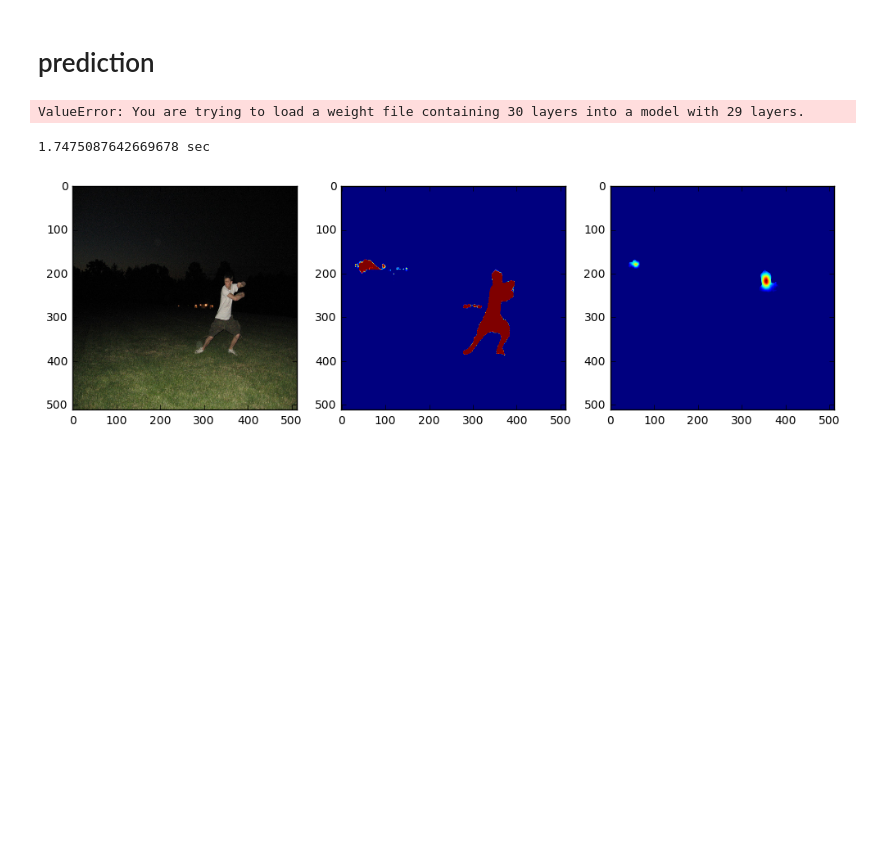
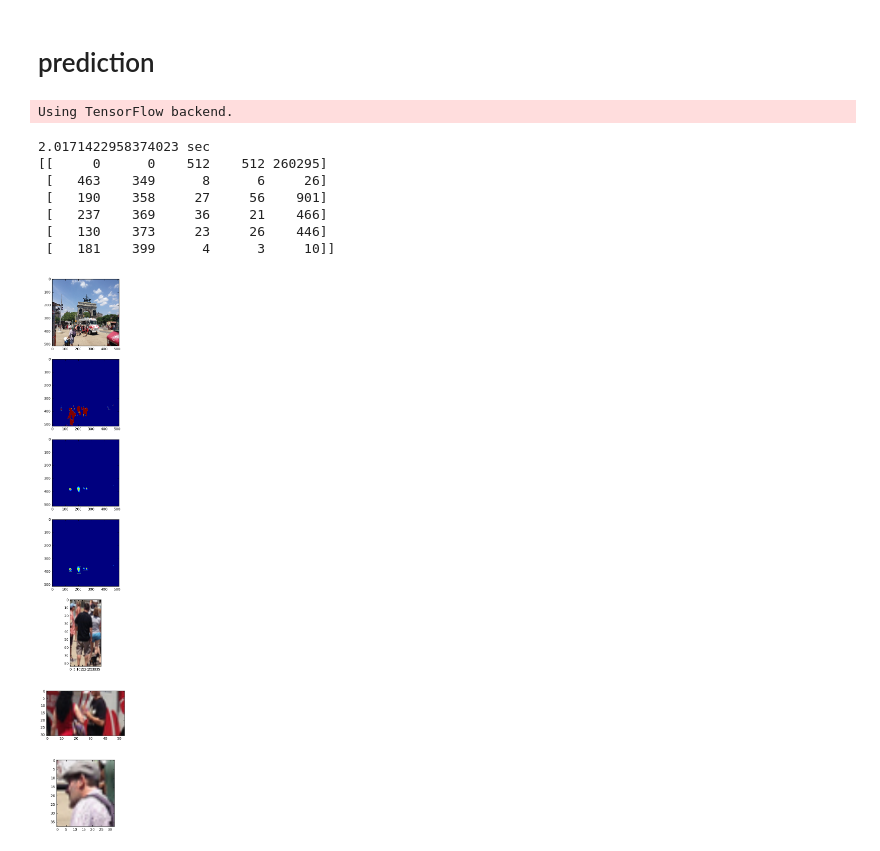
Before and after one commit to legokichi/keras-human-detector, a Jupyter notebook: predict.ipynb, the cells around one changed output. Saved outputs shown, nothing was run; the diff lists cells and outputs as text; code cells hidden in the pictures; blank space fills up the shorter version.

```diff
--- a/predict.ipynb
+++ b/predict.ipynb
@@ -30,46 +30,71 @@ import skimage.io as io
 from model_unet import create_unet
 
 with K.tf.device('/cpu:0'):
-        model = create_unet((512, 512, 3), 64, "binarize")
-        model.load_weights("./data/2017-05-16-10-03-10_float32_integrated_fil64_adam_lr0.0001_glorot_uniform_shape256x256_batch_size8_data_aug_weights.epoch0075-val_loss1520.45-val_acc0.24.hdf5")
-        model2 = create_unet((512, 512, 4), 64, "heatmap")
-        model2.load_weights("./data/2017-05-12-06-02-02_fil64_adam_lr0.0001_glorot_uniform_shape256x256_learn_head_data_aug_mean_squared_error_weights.epoch0081-val_loss129.64-val_acc0.71.hdf5")
+    model = create_unet((512, 512, 3), 64, "binarize")
+    model.load_weights("./data/2017-04-28-11-11-28_fil64_adam_lr0.0001_glorot_uniform_dice_coef_weights.epoch0081-val_loss-0.75-val_dice_coef0.75.hdf5")
+    model2 = create_unet((512, 512, 4), 64, "heatmap")
+    model2.load_weights("./data/2017-05-12-06-02-02_fil64_adam_lr0.0001_glorot_uniform_shape256x256_learn_head_data_aug_mean_squared_error_weights.epoch0081-val_loss129.64-val_acc0.71.hdf5")
 # %% [output]
-ValueError: You are trying to load a weight file containing 30 layers into a model with 29 layers.
+Using TensorFlow backend.
 # %%
 '''
 COCO_val2014_000000000589
 COCO_val2014_000000000139
 COCO_val2014_000000000257
 COCO_val2014_000000000283
 COCO_val2014_000000000328
 COCO_val2014_000000000338
 COCO_val2014_000000000357
 '''
 
-img = io.imread("./data/val2014/COCO_val2014_000000000589.jpg")
+img = io.imread("./data/val2014/COCO_val2014_000000000257.jpg")
 img = cv2.resize(img, (512, 512))
 img = np.expand_dims(img, axis=0)
 
 
 with K.tf.device('/cpu:0'):
         a = time.time()
         output = model.predict(img)
         img2 = np.expand_dims(np.dstack((img[0], output[0])), axis=0)
         output2 = model2.predict(img2)
         b = time.time()
         print(b-a, "sec")
 
+th1 = output2[0].astype("uint8")
+labelnum, labelimg, contours, GoCs = cv2.connectedComponentsWithStats(th1)
+print(contours)
+
+clips = []
+for label in range(labelnum):
+    x,y,w,h,size = contours[label]
+    if w == 512 and h == 512: continue
+    if size < 5*5: continue
+    marginX = int(w/4)
+    marginY = int(h/4)
+    rect = th1[max(0, y-marginY):min(y+h+marginY, 511), max(0, x-marginX):min(x+w+marginX, 511)].max()
+    if rect.max() < 170: continue
+    clip = img[0][max(0, y-marginY):min(y+h+marginY, 511), max(0, x-marginX):min(x+w+marginX, 511)]
+    clips.append(clip)
+    th1 = cv2.rectangle(th1, (x,y), (x+w,y+h), (128,128,128), 1)
+
 
 mat1 = [
-    [
-        lambda x: plt.imshow(img[0]),
-        lambda x: plt.imshow(output[0]),
-        lambda x: plt.imshow(output2[0]),
-    ]
+    [ lambda x: plt.imshow(img[0]) ],
+    [ lambda x: plt.imshow(output[0]) ],
+    [ lambda x: plt.imshow(output2[0]) ],
+    [ lambda x: plt.imshow(th1) ],
 ]
 
+for clip in clips:
+    mat1.append([ (lambda img: lambda x: plt.imshow(img))(clip) ])
+
 mtx_plot(mat1, ratio=(4,4))
 # %% [output]
-1.7475087642669678 sec
+2.0171422958374023 sec
+[[     0      0    512    512 260295]
+ [   463    349      8      6     26]
+ [   190    358     27     56    901]
+ [   237    369     36     21    466]
+ [   130    373     23     26    446]
+ [   181    399      4      3     10]]
-[figure, old version]
+[figure, new version]
```
